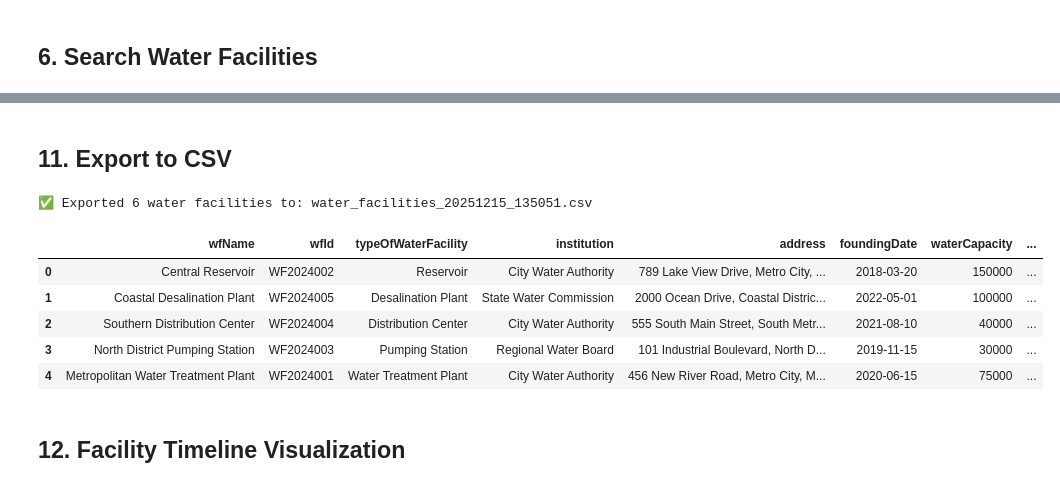
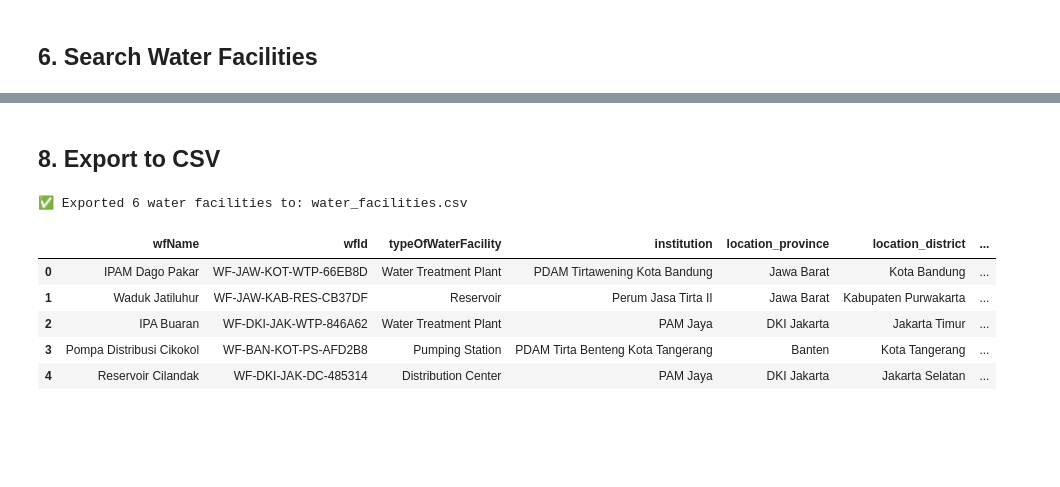
Before and after one commit to akvo/sunbird-rc-core, a Jupyter notebook: sunbird-rc-water-facility-demo.ipynb, the cells around one changed output, grey strips where cells are left out. Drawn from its saved outputs; the diff is of its cells as text; code cells hidden in the pictures; blank space fills up the shorter version.

```diff
--- a/sunbird-rc-water-facility-demo.ipynb
+++ b/sunbird-rc-water-facility-demo.ipynb
@@ -325,27 +334,0 @@ Creating 5 water facilities...
-# %%
-response = requests.get(f"{BASE_URL}/WaterFacility")
-data = response.json()
-
-if data['totalCount'] > 0:
-    df = pd.DataFrame(data['data'])
-
-    if 'waterCapacity' in df.columns and 'typeOfWaterFacility' in df.columns:
-        # Group by facility type
-        capacity_by_type = df.groupby('typeOfWaterFacility')['waterCapacity'].agg(['sum', 'mean', 'count'])
-        capacity_by_type.columns = ['Total Capacity', 'Average Capacity', 'Count']
-
-        print("📊 Capacity Analysis by Facility Type\n")
-        display(capacity_by_type)
-
-        # Visualization
-        fig, ax = plt.subplots(figsize=(12, 6))
-        capacity_by_type['Total Capacity'].plot(kind='barh', ax=ax, color='steelblue')
-        ax.set_title('Total Water Capacity by Facility Type')
-        ax.set_xlabel('Total Capacity (cubic meters)')
-        ax.set_ylabel('Facility Type')
-        plt.tight_layout()
-        plt.show()
-    else:
-        print("Capacity data not available")
-else:
-    print("No data available")
@@ -382,36 +408,41 @@ Uncomment the code above to enable deletion
 # %% [markdown]
-## 11. Export to CSV
+## 8. Export to CSV
 # %%
 response = requests.get(f"{BASE_URL}/WaterFacility")
 data = response.json()
 
 if data['totalCount'] > 0:
     df = pd.DataFrame(data['data'])
 
-    # Select columns to export
+    # Flatten location object for export
+    if 'location' in df.columns:
+        location_df = pd.json_normalize(df['location'])
+        location_df.columns = [f'location_{col}' for col in location_df.columns]
+        df = pd.concat([df.drop('location', axis=1), location_df], axis=1)
+
+    # Select columns to export (updated for new schema)
     export_columns = [
         'wfName', 'wfId', 'typeOfWaterFacility', 'institution',
+        'location_province', 'location_district', 'location_village',
         'address', 'foundingDate', 'waterCapacity',
-        'certificateNumber', 'osid', 'osCreatedAt'
+        'osid', 'osCreatedAt'
     ]
 
     # Only include columns that exist in the dataframe
     available_columns = [col for col in export_columns if col in df.columns]
 
-    filename = f'water_facilities_{datetime.now().strftime("%Y%m%d_%H%M%S")}.csv'
+    filename = f'water_facilities.csv'
     df[available_columns].to_csv(filename, index=False)
 
     print(f"✅ Exported {len(df)} water facilities to: {filename}")
     display(df[available_columns].head())
 else:
     print("No water facilities to export")
 # %% [output]
-✅ Exported 6 water facilities to: water_facilities_20251215_135051.csv
+✅ Exported 6 water facilities to: water_facilities.csv
-|  | wfName | wfId | typeOfWaterFacility | institution | address | foundingDate | waterCapacity | ... |
-| 0 | Central Reservoir | WF2024002 | Reservoir | City Water Authority | 789 Lake View Drive, Metro City, ... | 2018-03-20 | 150000 | ... |
-| 1 | Coastal Desalination Plant | WF2024005 | Desalination Plant | State Water Commission | 2000 Ocean Drive, Coastal Distric... | 2022-05-01 | 100000 | ... |
-| 2 | Southern Distribution Center | WF2024004 | Distribution Center | City Water Authority | 555 South Main Street, South Metr... | 2021-08-10 | 40000 | ... |
-| 3 | North District Pumping Station | WF2024003 | Pumping Station | Regional Water Board | 101 Industrial Boulevard, North D... | 2019-11-15 | 30000 | ... |
-| 4 | Metropolitan Water Treatment Plant | WF2024001 | Water Treatment Plant | City Water Authority | 456 New River Road, Metro City, M... | 2020-06-15 | 75000 | ... |
+|  | wfName | wfId | typeOfWaterFacility | institution | location_province | location_district | ... |
+| 0 | IPAM Dago Pakar | WF-JAW-KOT-WTP-66EB8D | Water Treatment Plant | PDAM Tirtawening Kota Bandung | Jawa Barat | Kota Bandung | ... |
+| 1 | Waduk Jatiluhur | WF-JAW-KAB-RES-CB37DF | Reservoir | Perum Jasa Tirta II | Jawa Barat | Kabupaten Purwakarta | ... |
+| 2 | IPA Buaran | WF-DKI-JAK-WTP-846A62 | Water Treatment Plant | PAM Jaya | DKI Jakarta | Jakarta Timur | ... |
+| 3 | Pompa Distribusi Cikokol | WF-BAN-KOT-PS-AFD2B8 | Pumping Station | PDAM Tirta Benteng Kota Tangerang | Banten | Kota Tangerang | ... |
+| 4 | Reservoir Cilandak | WF-DKI-JAK-DC-485314 | Distribution Center | PAM Jaya | DKI Jakarta | Jakarta Selatan | ... |
-# %% [markdown]
-## 12. Facility Timeline Visualization
```
Also changed, not shown: parts of 18 cells of this notebook, 11 other files.
